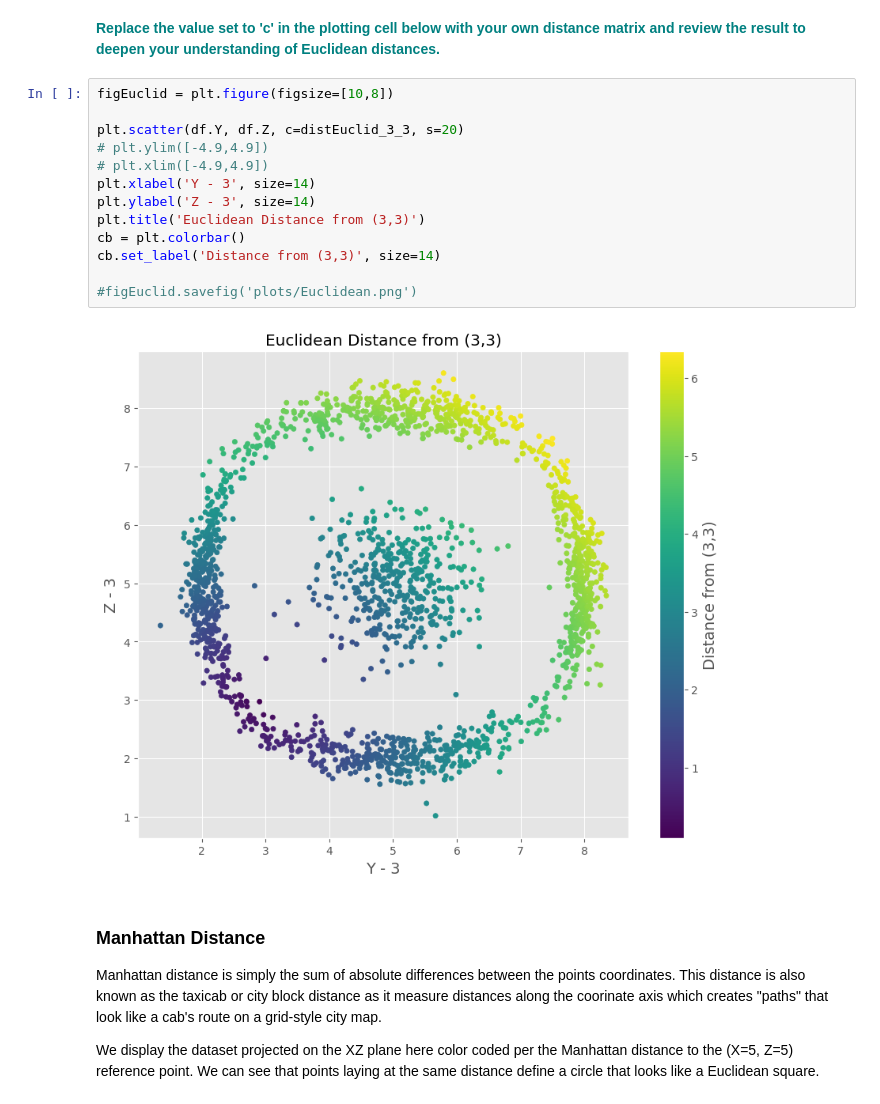
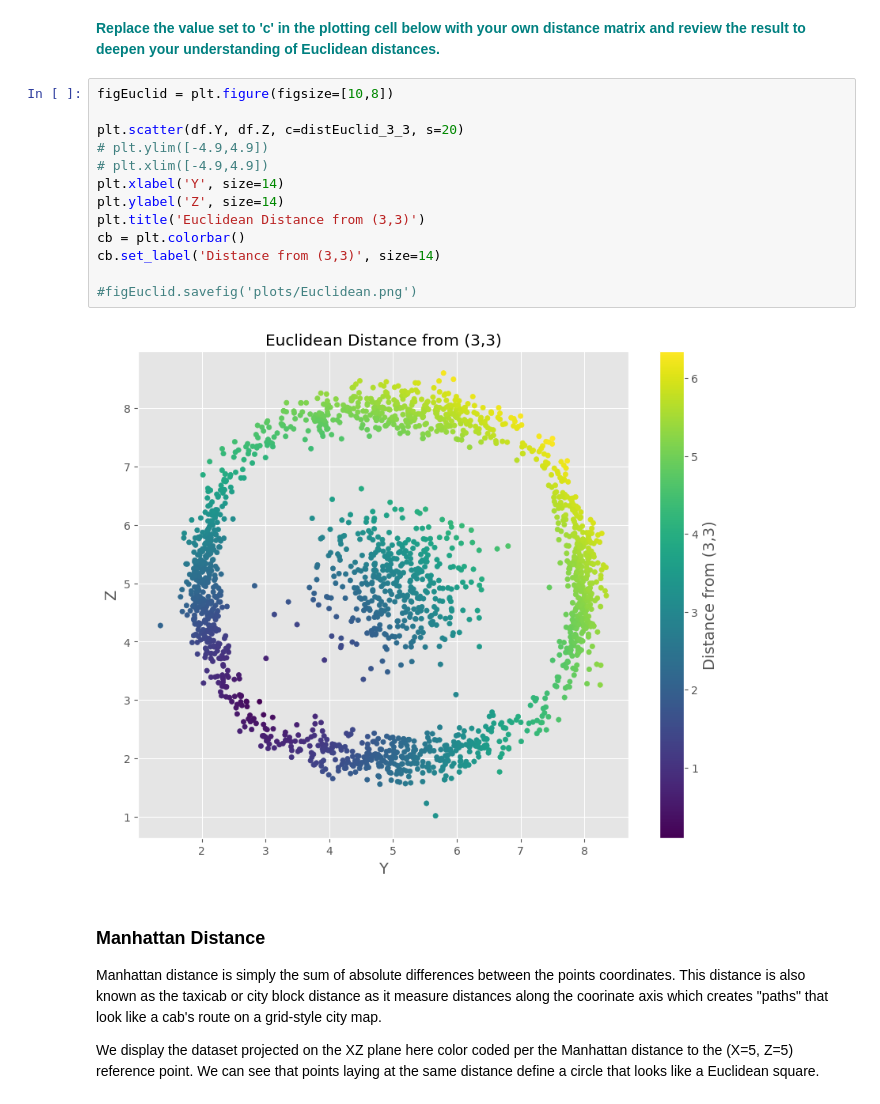
Before and after one commit to daviddj8/Distance-Calculation-Case-Study, a Jupyter notebook: Euclidean_and_Manhattan_Distances_Case_Study.ipynb, the cells around one changed output. Saved outputs shown, nothing was run; the diff lists cells and outputs as text.

```diff
--- a/Euclidean_and_Manhattan_Distances_Case_Study.ipynb
+++ b/Euclidean_and_Manhattan_Distances_Case_Study.ipynb
@@ -41,18 +41,18 @@ distEuclid_3_3= np.sqrt((df.Z - 3)**2 + (df.Y - 3)**2)
 # %%
 figEuclid = plt.figure(figsize=[10,8])
 
 plt.scatter(df.Y, df.Z, c=distEuclid_3_3, s=20)
 # plt.ylim([-4.9,4.9])
 # plt.xlim([-4.9,4.9])
-plt.xlabel('Y - 3', size=14)
-plt.ylabel('Z - 3', size=14)
+plt.xlabel('Y', size=14)
+plt.ylabel('Z', size=14)
 plt.title('Euclidean Distance from (3,3)')
 cb = plt.colorbar()
 cb.set_label('Distance from (3,3)', size=14)
 
 #figEuclid.savefig('plots/Euclidean.png')
 # %% [output]
-[figure, old version]
+[figure, new version]
 # %% [markdown]
 ### Manhattan Distance
 
```
